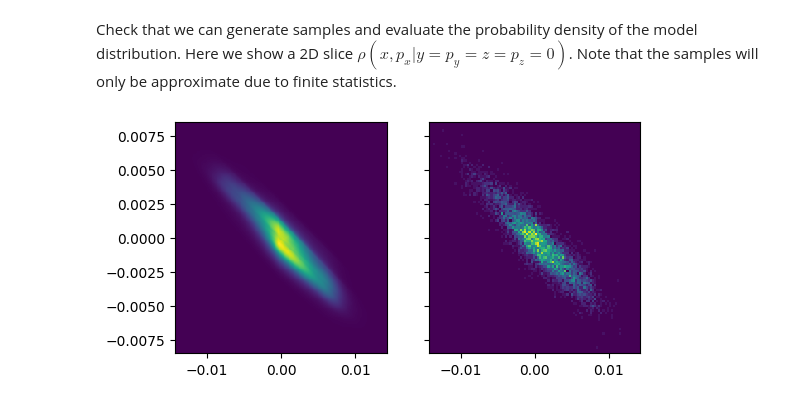
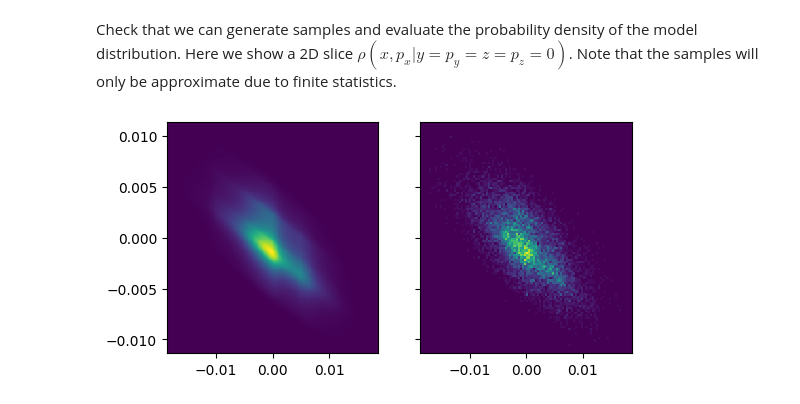
Before and after one commit to roussel-ryan/gpsr, a Jupyter notebook: docs/examples/example_reconstruction_4d_flow.ipynb, the cells around one changed output. Drawn from its saved outputs; the diff is of its cells as text; code cells hidden in the pictures.

```diff
--- a/docs/examples/example_reconstruction_4d_flow.ipynb
+++ b/docs/examples/example_reconstruction_4d_flow.ipynb
@@ -310,7 +310,7 @@ Training: |
 # %% [markdown]
 Check that we can generate samples and evaluate the probability density of the model distribution. Here we show a 2D slice $\rho(x, p_x | y = p_y = z = p_z = 0)$. Note that the samples will only be approximate due to finite statistics.
 # %%
-axis = (0, 1)
+axis = (2, 3)
 
 gen_model.eval()
 with torch.no_grad():
@@ -327,31 +327,31 @@ with torch.no_grad():
     grid_points = torch.stack([c.ravel() for c in torch.meshgrid(*grid_coords, indexing="ij")], axis=-1)
 
     # Evaluate probability density on grid
     grid_points = torch.stack([c.ravel() for c in torch.meshgrid(*grid_coords, indexing="ij")], axis=-1)
     grid_points_all = torch.zeros((grid_points.shape[0], 6))
     for i in range(len(axis)):
         grid_points_all[:, axis[i]] = grid_points[:, i]
 
     log_prob = gen_model.log_prob(grid_points_all)
     log_prob = log_prob - torch.max(log_prob)
     log_prob = log_prob.reshape(grid_shape)
     prob = torch.exp(log_prob)
 
     # Sample particles ~ in slice
     x_slice_total = []
     for _ in range(1):
         x = gen_model.sample(1_000_000)
         slice_width = 0.1 * xmax
         idx = torch.ones(x.shape[0])
         for i in range(ndim):
             if not (i in axis):
                 idx = torch.logical_and(idx, torch.abs(x[:, i]) < slice_width[i])
         x_slice = x[idx, :]
         x_slice_total.append(x_slice.clone())
 
     fig, axs = plt.subplots(ncols=2, figsize=(6, 3), sharex=True, sharey=True)
     axs[0].pcolormesh(grid_coords[0], grid_coords[1], prob.T, vmax=1.0, vmin=0.0)
     axs[1].hist2d(x_slice[:, axis[0]], x_slice[:, axis[1]], bins=100, range=[xlim[i] for i in axis])
     plt.show()
 # %% [output]
-[figure, old version]
+[figure, new version]
```
Also changed, not shown: parts of 2 cells of this notebook.
